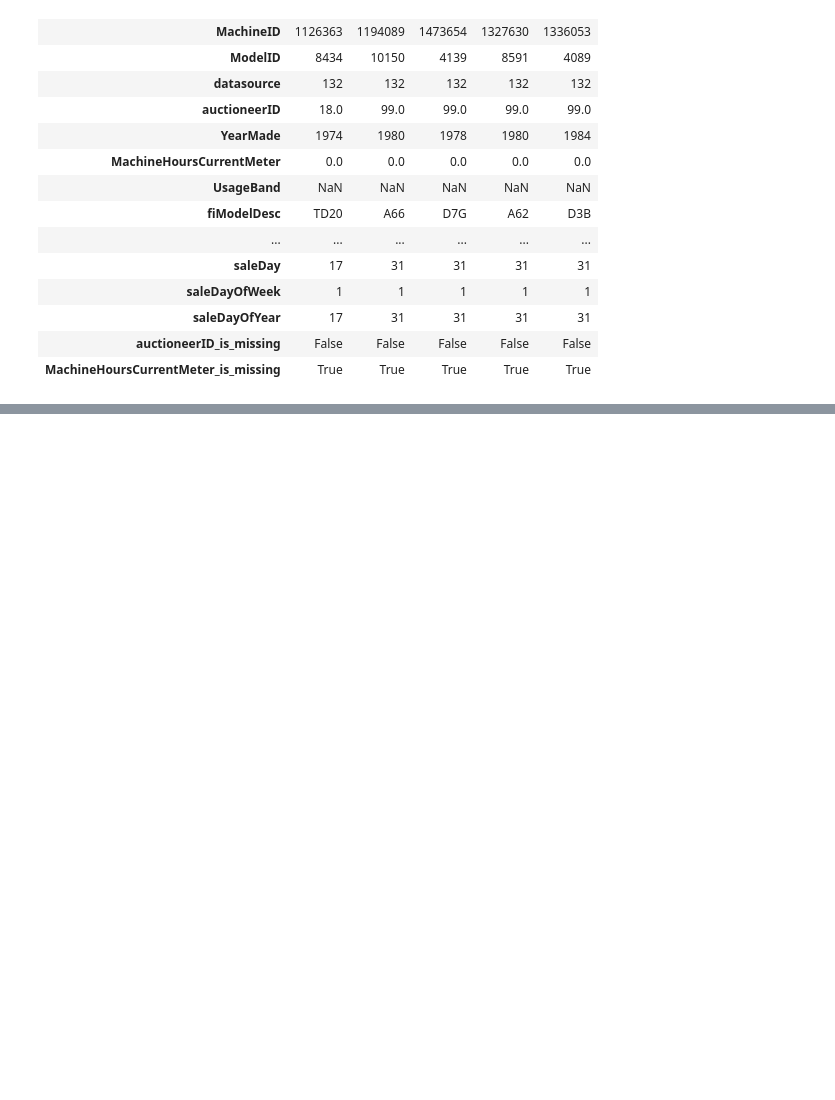
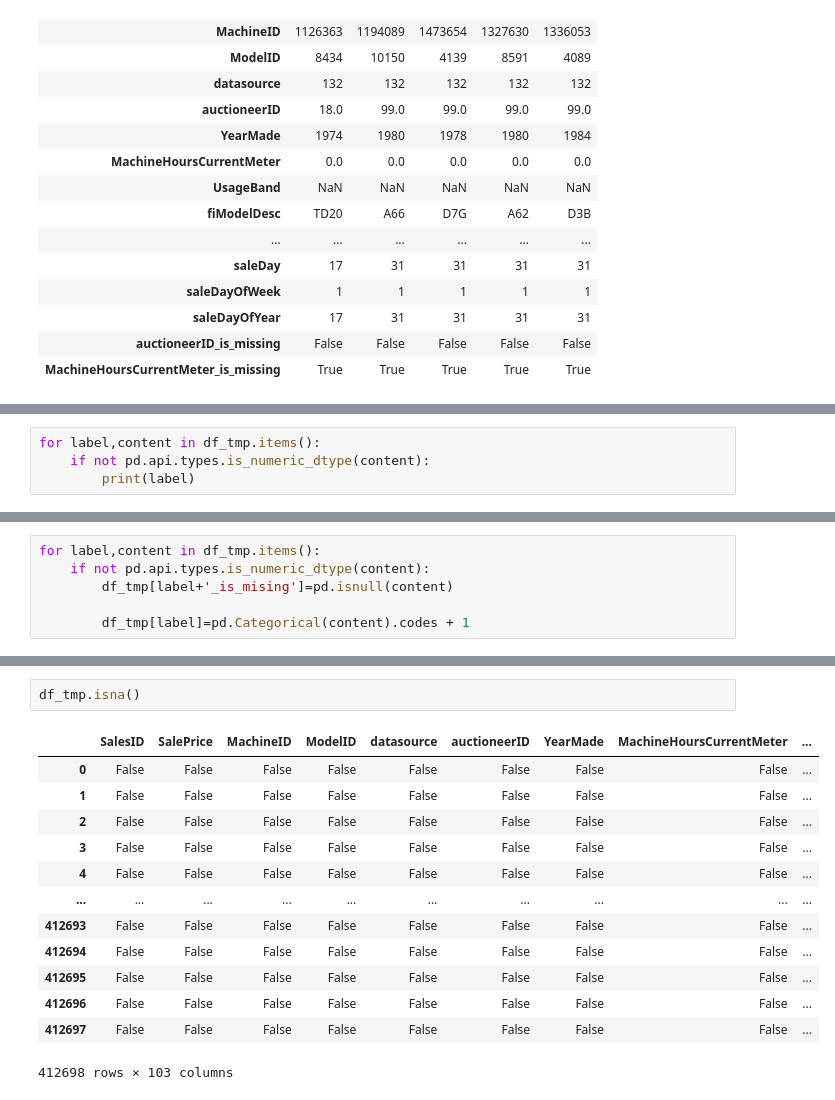
Before and after one commit to shrinidhib/sales-price-prediction, a Jupyter notebook: bulldozer-price-regression.ipynb, the cells around one changed output, grey strips where cells are left out. Cells and saved outputs as stored; diff of their text form; blank space fills up the shorter version.

Commit message:
Data Exploration - dealing with missing categorical values

```diff
--- a/bulldozer-price-regression.ipynb
+++ b/bulldozer-price-regression.ipynb
@@ -489,0 +519,4 @@ df_tmp.head().T
+# %%
+for label,content in df_tmp.items():
+    if not pd.api.types.is_numeric_dtype(content):
+        print(label)
@@ -489,0 +545,6 @@ df_tmp.head().T
+# %%
+for label,content in df_tmp.items():
+    if not pd.api.types.is_numeric_dtype(content):
+        df_tmp[label+'_is_mising']=pd.isnull(content)
+
+        df_tmp[label]=pd.Categorical(content).codes + 1
@@ -489,0 +567,16 @@ df_tmp.head().T
+# %%
+df_tmp.isna()
+# %% [output]
+|  | SalesID | SalePrice | MachineID | ModelID | datasource | auctioneerID | YearMade | MachineHoursCurrentMeter | ... |
+| 0 | False | False | False | False | False | False | False | False | ... |
+| 1 | False | False | False | False | False | False | False | False | ... |
+| 2 | False | False | False | False | False | False | False | False | ... |
+| 3 | False | False | False | False | False | False | False | False | ... |
+| 4 | False | False | False | False | False | False | False | False | ... |
+| ... | ... | ... | ... | ... | ... | ... | ... | ... | ... |
+| 412693 | False | False | False | False | False | False | False | False | ... |
+| 412694 | False | False | False | False | False | False | False | False | ... |
+| 412695 | False | False | False | False | False | False | False | False | ... |
+| 412696 | False | False | False | False | False | False | False | False | ... |
+| 412697 | False | False | False | False | False | False | False | False | ... |
+412698 rows × 103 columns
```
Also changed, not shown: parts of 6 cells of this notebook.
